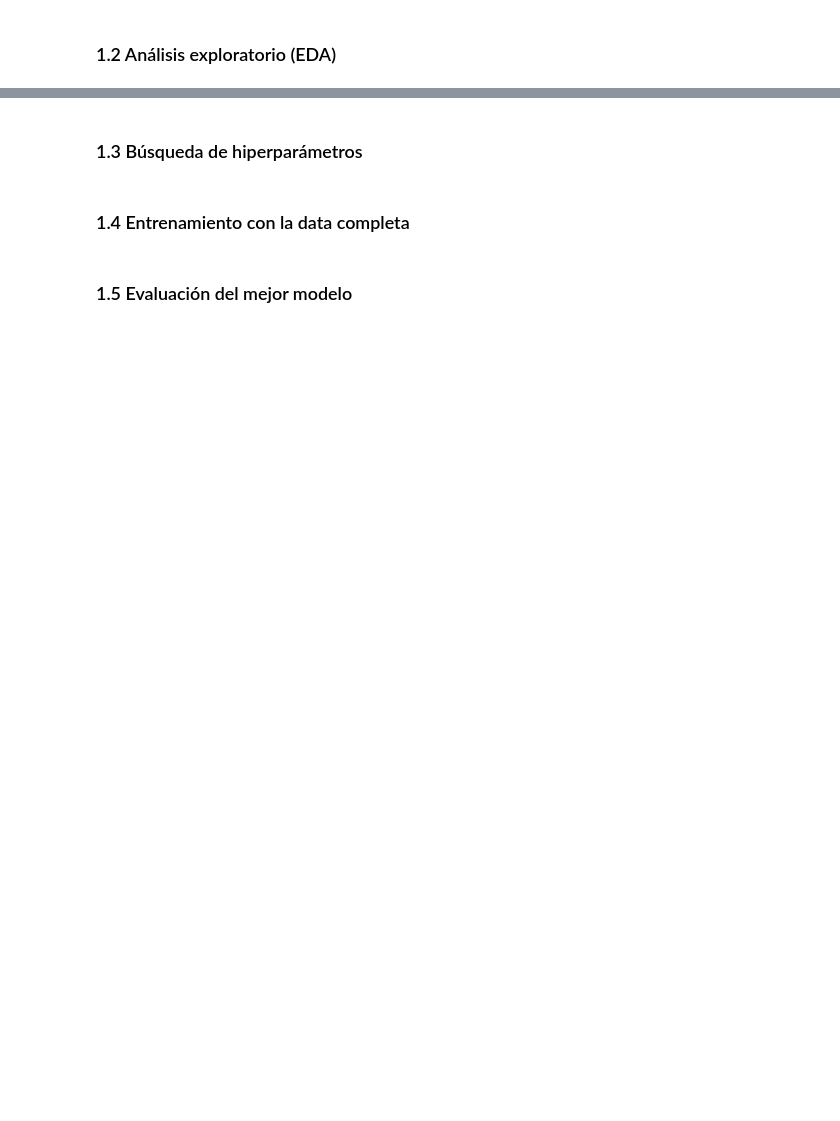
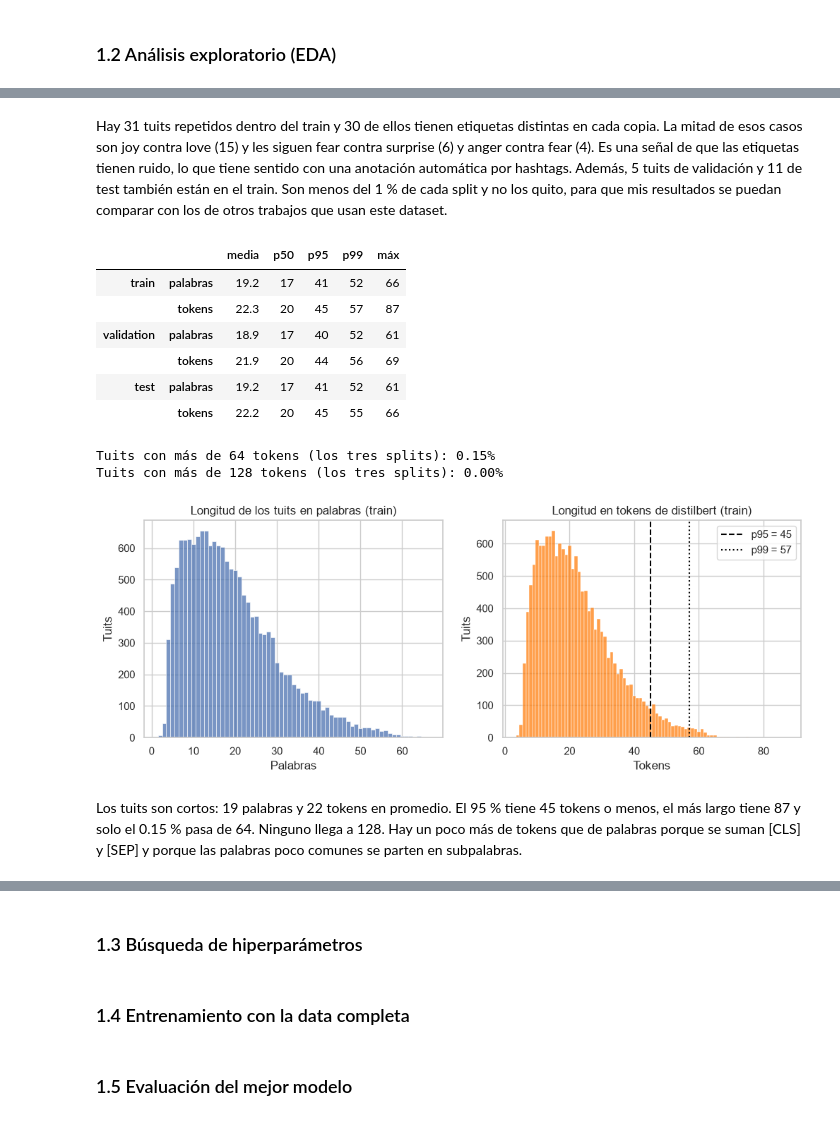
Before and after one commit to DiegoMunozCarvajalUdeA/nlp-finetuning-hf, a Jupyter notebook: notebooks/proyecto2_finetuning.ipynb, the cells around one changed output, grey strips where cells are left out. Cells and saved outputs as stored; diff of their text form; code cells hidden in the pictures; blank space fills up the shorter version.

```diff
--- a/notebooks/proyecto2_finetuning.ipynb
+++ b/notebooks/proyecto2_finetuning.ipynb
@@ -161,0 +383,39 @@ print(f"OUTPUT_DIR:   {OUTPUT_DIR}")
+# %% [markdown]
+Hay 31 tuits repetidos dentro del train y 30 de ellos tienen etiquetas distintas en cada copia. La mitad de esos casos son joy contra love (15) y les siguen fear contra surprise (6) y anger contra fear (4). Es una señal de que las etiquetas tienen ruido, lo que tiene sentido con una anotación automática por hashtags. Además, 5 tuits de validación y 11 de test también están en el train. Son menos del 1 % de cada split y no los quito, para que mis resultados se puedan comparar con los de otros trabajos que usan este dataset.
+# %%
+# Longitud de los tuits en palabras y en tokens de distilbert (solo el tokenizer, sin el modelo)
+from transformers import AutoTokenizer
+
+tok_emo = AutoTokenizer.from_pretrained(MODEL_ID)
+for df in df_emo.values():
+    df["palabras"] = df[TEXT_COL].str.split().str.len()
+    # Sin truncar y con [CLS] y [SEP], que es lo que ve el modelo
+    ids = tok_emo(df[TEXT_COL].tolist(), verbose=False)["input_ids"]
+    df["tokens"] = [len(x) for x in ids]
+
+display(tabla_longitudes(df_emo, ["palabras", "tokens"]))
+todos = pd.concat(df_emo.values())
+for limite in (64, 128):
+    print(f"Tuits con más de {limite} tokens (los tres splits): {(todos['tokens'] > limite).mean():.2%}")
+
+fig, axes = plt.subplots(1, 2, figsize=(12, 4))
+sns.histplot(train_emo["palabras"], discrete=True, ax=axes[0])
+axes[0].set(title="Longitud de los tuits en palabras (train)", xlabel="Palabras", ylabel="Tuits")
+sns.histplot(train_emo["tokens"], discrete=True, ax=axes[1], color="tab:orange")
+marcar_percentiles(axes[1], train_emo["tokens"])
+axes[1].set(title="Longitud en tokens de distilbert (train)", xlabel="Tokens", ylabel="Tuits")
+guardar(fig, "t1_longitudes")
+plt.show()
+# %% [output]
+|  |  | media | p50 | p95 | p99 | máx |
+| train | palabras | 19.2 | 17 | 41 | 52 | 66 |
+|  | tokens | 22.3 | 20 | 45 | 57 | 87 |
+| validation | palabras | 18.9 | 17 | 40 | 52 | 61 |
+|  | tokens | 21.9 | 20 | 44 | 56 | 69 |
+| test | palabras | 19.2 | 17 | 41 | 52 | 61 |
+|  | tokens | 22.2 | 20 | 45 | 55 | 66 |
+Tuits con más de 64 tokens (los tres splits): 0.15%
+Tuits con más de 128 tokens (los tres splits): 0.00%
+[figure, added]
+# %% [markdown]
+Los tuits son cortos: 19 palabras y 22 tokens en promedio. El 95 % tiene 45 tokens o menos, el más largo tiene 87 y solo el 0.15 % pasa de 64. Ninguno llega a 128. Hay un poco más de tokens que de palabras porque se suman [CLS] y [SEP] y porque las palabras poco comunes se parten en subpalabras.
```
Also changed, not shown: parts of 48 cells of this notebook.
